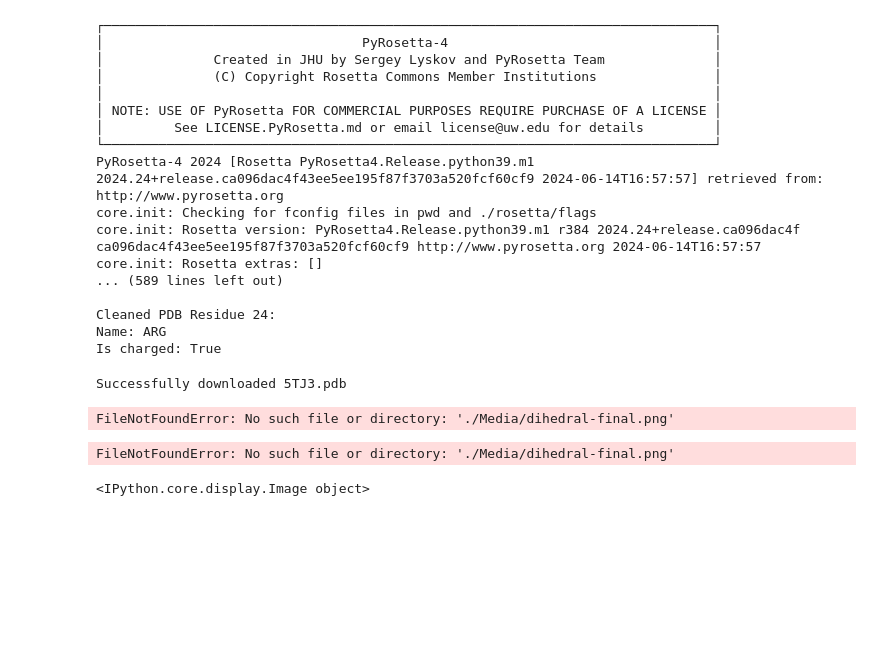
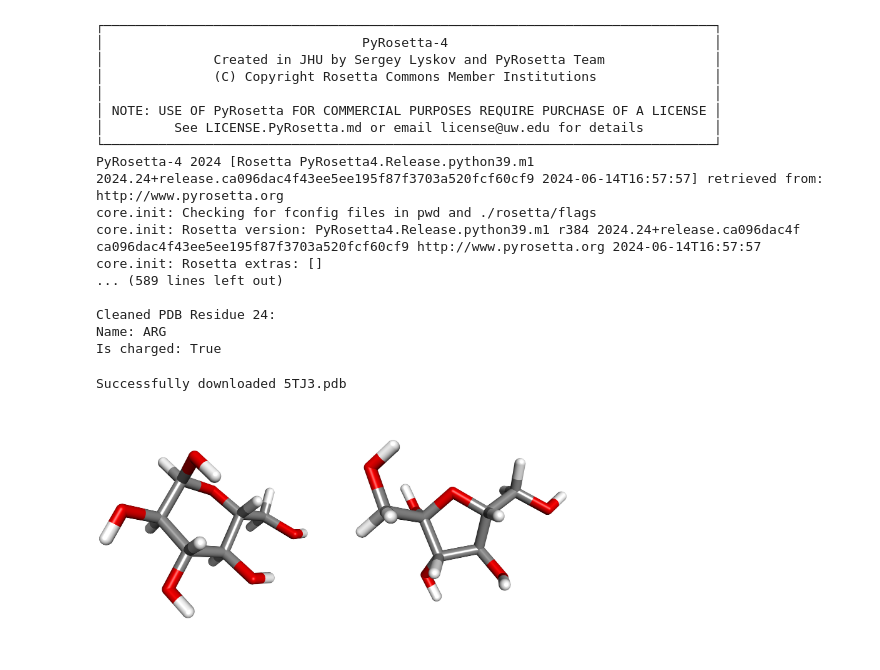
Before and after one commit to cesco345/pyrosetta_intro, a Jupyter notebook: PyRosetta_intro.ipynb, the cells around one changed output. Cells and saved outputs as stored; diff of their text form; code cells hidden in the pictures; blank space fills up the shorter version.

```diff
--- a/PyRosetta_intro.ipynb
+++ b/PyRosetta_intro.ipynb
@@ -130,31 +130,29 @@ Is charged: True
 # %%
 import requests
 import os
 from IPython.display import Image
 
 # Define PDB ID and paths
 pdb_id = "5TJ3"
 pdb_url = f"https://files.rcsb.org/download/{pdb_id}.pdb"
 pdb_filename = f"inputs/{pdb_id}.pdb"
 
 # Create inputs directory if it doesn't exist
 if not os.path.exists("inputs"):
     os.makedirs("inputs")
 
 # Download the PDB file from the RCSB PDB
 response = requests.get(pdb_url)
 if response.status_code == 200:
     with open(pdb_filename, 'wb') as file:
         file.write(response.content)
     print(f"Successfully downloaded {pdb_id}.pdb")
 else:
     print(f"Failed to download {pdb_id}.pdb")
     raise Exception("Failed to download PDB file")
 
 # Display an image
-display(Image('./Media/dihedral-final.png', width=500))
+display(Image('./pyr.png', width=500))
 # %% [output]
 Successfully downloaded 5TJ3.pdb
-FileNotFoundError: No such file or directory: './Media/dihedral-final.png'
-FileNotFoundError: No such file or directory: './Media/dihedral-final.png'
-<IPython.core.display.Image object>
+[figure, added]
```
